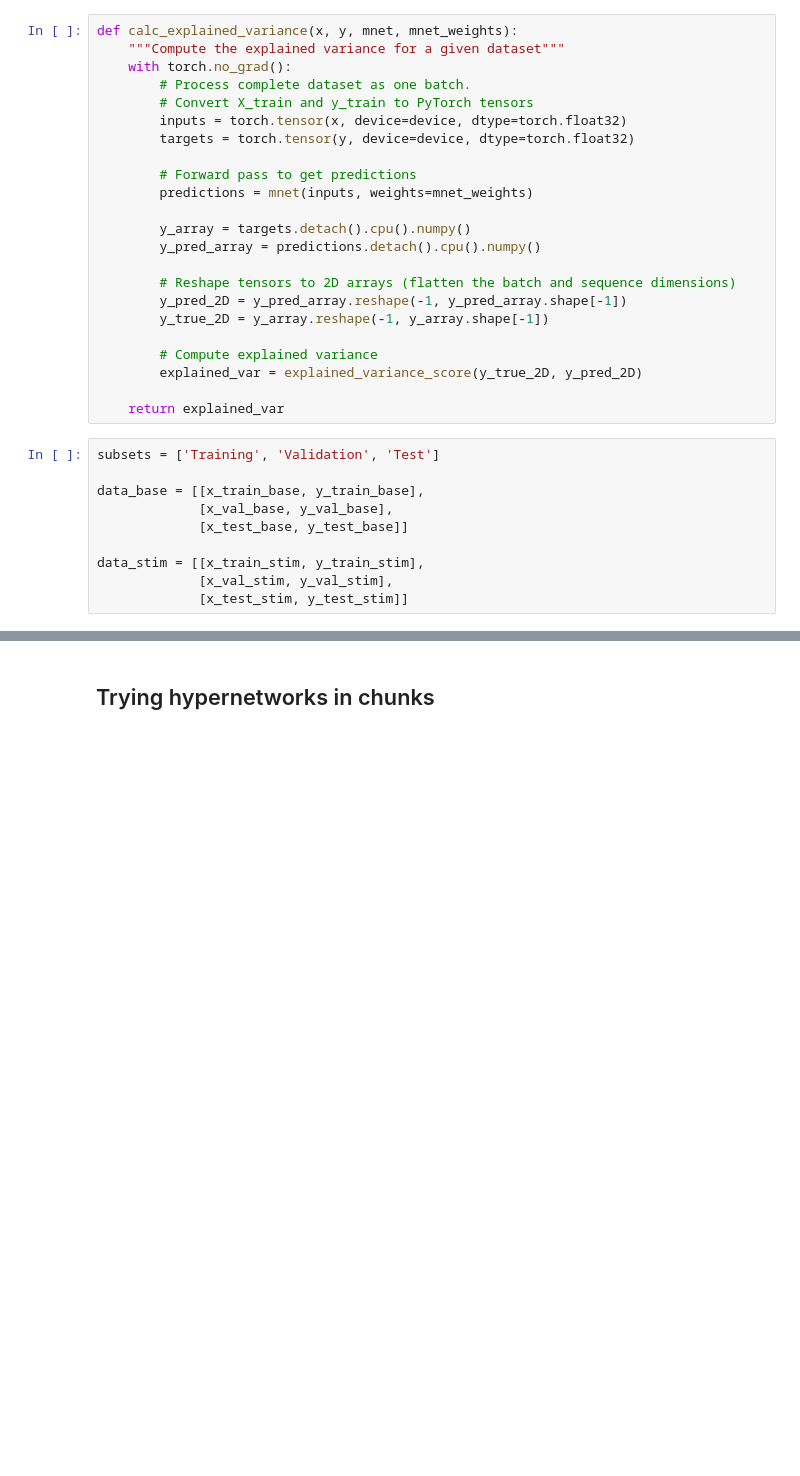
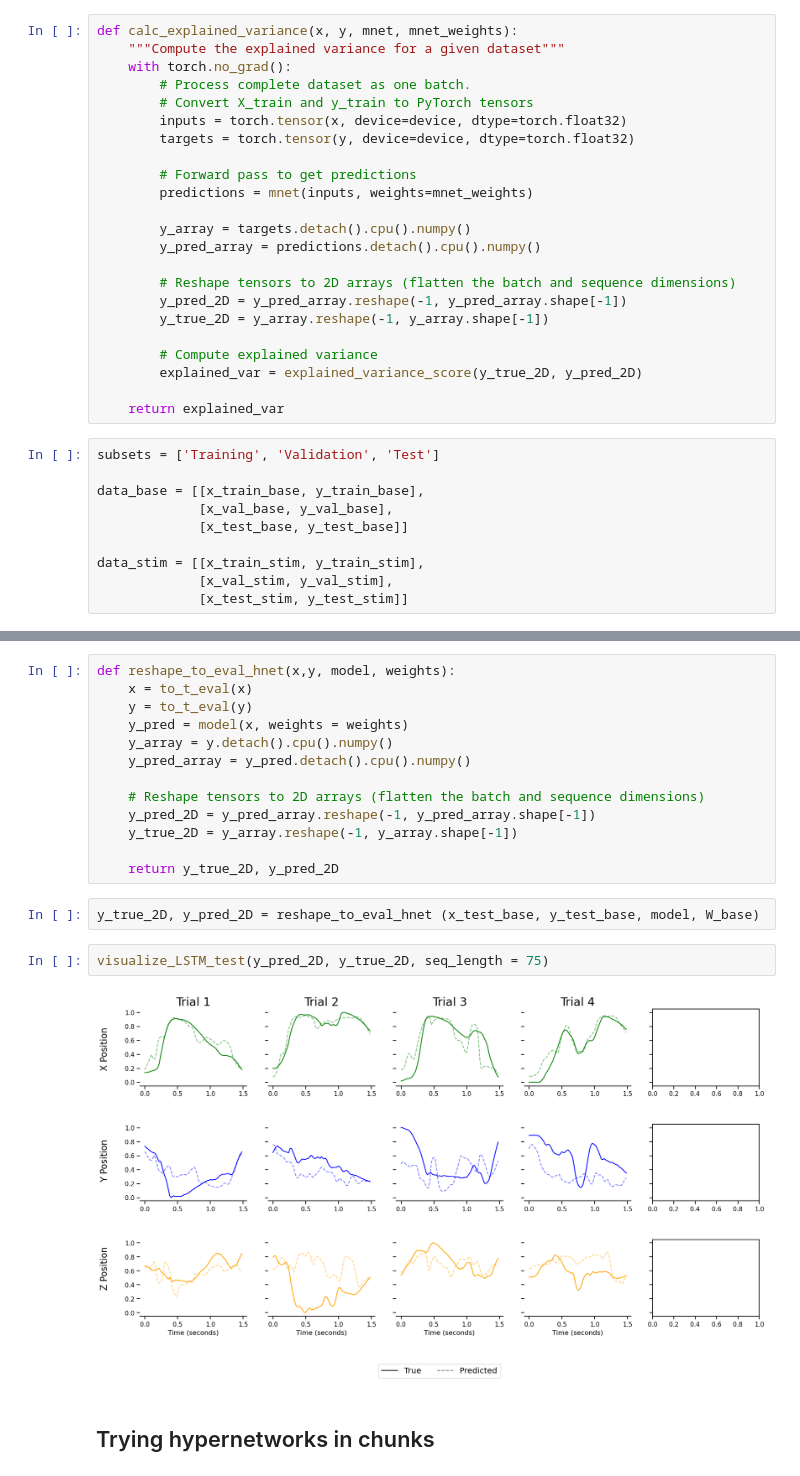
Before and after one commit to nereaiscamu/CL_UpperLimb_Control, a Jupyter notebook: Task1_HNET.ipynb, the cells around one changed output, grey strips where cells are left out. Cells and saved outputs as stored; diff of their text form; blank space fills up the shorter version.

```diff
--- a/Task1_HNET.ipynb
+++ b/Task1_HNET.ipynb
@@ -464,3 +465,22 @@ Explained variance for  Test  is :  -0.01443171501159668
+# %%
+def reshape_to_eval_hnet(x,y, model, weights):
+    x = to_t_eval(x)
+    y = to_t_eval(y)
+    y_pred = model(x, weights = weights)
+    y_array = y.detach().cpu().numpy()
+    y_pred_array = y_pred.detach().cpu().numpy()
+
+    # Reshape tensors to 2D arrays (flatten the batch and sequence dimensions)
+    y_pred_2D = y_pred_array.reshape(-1, y_pred_array.shape[-1])
+    y_true_2D = y_array.reshape(-1, y_array.shape[-1])
+
+    return y_true_2D, y_pred_2D
+# %%
+y_true_2D, y_pred_2D = reshape_to_eval_hnet (x_test_base, y_test_base, model, W_base)
+# %%
+visualize_LSTM_test(y_pred_2D, y_true_2D, seq_length = 75)
+# %% [output]
+[figure, added]
 # %% [markdown]
 ## Trying hypernetworks in chunks
 # %% [markdown]
```
Also changed, not shown: parts of 23 cells of this notebook, 7 other files.
